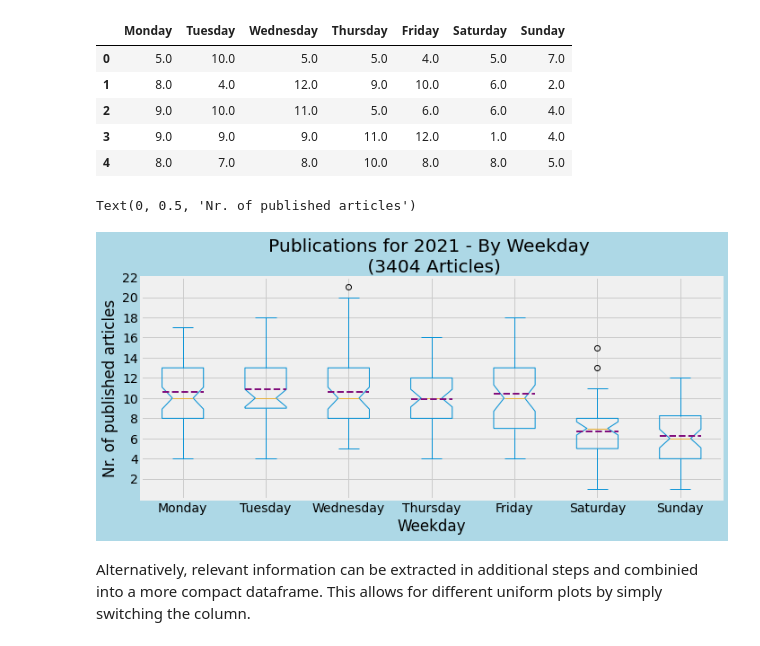
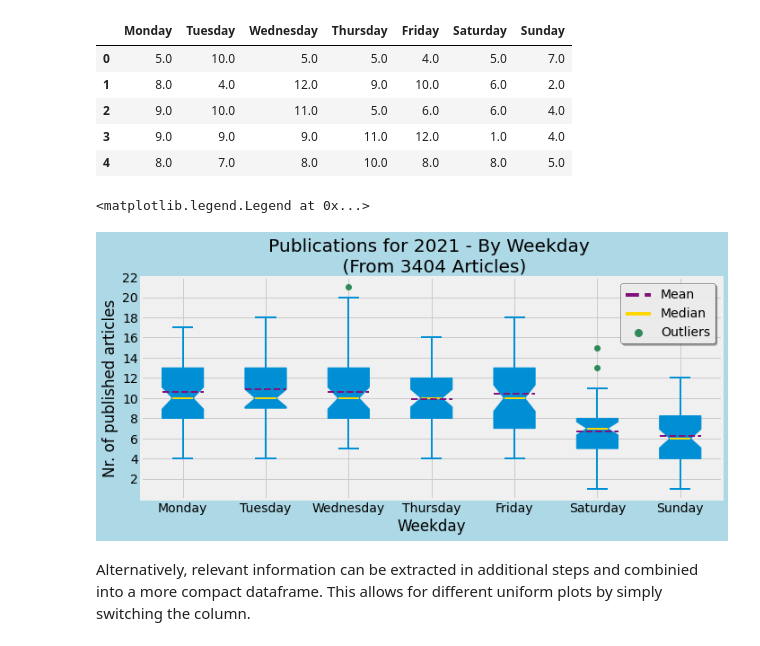
Before and after one commit to vollenia/data_analysis_CNN_news, a Jupyter notebook: analysis_cnn_xml.ipynb, the cells around one changed output. Saved outputs shown, nothing was run; the diff lists cells and outputs as text; code cells hidden in the pictures.

```diff
--- a/analysis_cnn_xml.ipynb
+++ b/analysis_cnn_xml.ipynb
@@ -188,29 +175,41 @@ weekdays_pub_df.head(5)
 # %%
 # Inititating the plot
 fig_days, ax_days = plt.subplots(tight_layout=True)
 
 # Feeding the data (pandas Dataframe)
 weekdays_pub_df.plot(kind="box", notch=True, meanline=True, showmeans=True, meanprops=dict(linestyle='--', linewidth=2, color="#810f7c"),
-            patch_artist=False,
-            title=f"Publications for 2021 - By Weekday \n ({np.sum(weekdays_pub.values)} Articles)",
+            patch_artist=True,
+            boxprops=dict(facecolor="#008fd5", color="#008fd5"),
+            capprops=dict(linewidth=2, color="#008fd5"),
+            whiskerprops=dict(linewidth=2, color="#008fd5"),
+            flierprops=dict(marker='o', markersize=6, markerfacecolor="seagreen", markeredgecolor="seagreen"),
+            medianprops=dict(linewidth=2, color="gold"),
+            title=f"Publications for 2021 - By Weekday \n (From {np.sum(weekdays_pub.values)} Articles)",
             figsize=(10,5), ax=ax_days)
 
 # Annotating individual bars
 """for bar in ax_days.patches:
     ax_days.annotate(bar.get_height(), (bar.get_x() + bar.get_width()/2, bar.get_height()),
     xytext=(0,6), textcoords="offset points", ha="center", va="center")"""
 
 # Configuring the chart
 fig_days.set_facecolor("lightblue")
-#ax_days.set_xticklabels(labels=weekdays_pub_test_df.index, rotation=0)
 ax_days.set_yticks(np.arange(0,np.max(weekdays_pub_df.max().max())+2, step=2)[1:])
 ax_days.set_xlabel("Weekday")
 ax_days.set_ylabel("Nr. of published articles")
 
-#fig_days.savefig("days", facecolor="lightblue")
+mean_line = Line2D([0], [0], linestyle="--", color="#810f7c", lw=4, label="Mean")
+median_line = Line2D([0], [0], linestyle="-", color="gold", lw=4, label="Median")
+outlier_line = Line2D([0], [0], linestyle="", marker="o", color="seagreen", label="Outliers", markerfacecolor="seagreen", markersize=8)
+
+#handles, labels = ax_days.get_legend_handles_labels() # handles, labels are extracted and then reordered to achieve a more pleasant look
+ax_days.legend(handles=[mean_line, median_line, outlier_line], handleheight=0.01, loc="upper right", title=None,
+                    facecolor="white", edgecolor="black", fancybox=True, shadow=True, borderpad=None, framealpha=0.8)
+
+#fig_days.savefig("days", facecolor=fig_days.get_facecolor(), dpi=400)
 # %% [output]
-Text(0, 0.5, 'Nr. of published articles')
+<matplotlib.legend.Legend at 0x...>
-[figure, old version]
+[figure, new version]
 # %% [markdown]
 Alternatively, relevant information can be extracted in additional steps and combinied into a more compact dataframe. This allows for different uniform plots by simply switching the column.
 # %%
```
Also changed, not shown: parts of 11 cells of this notebook.
